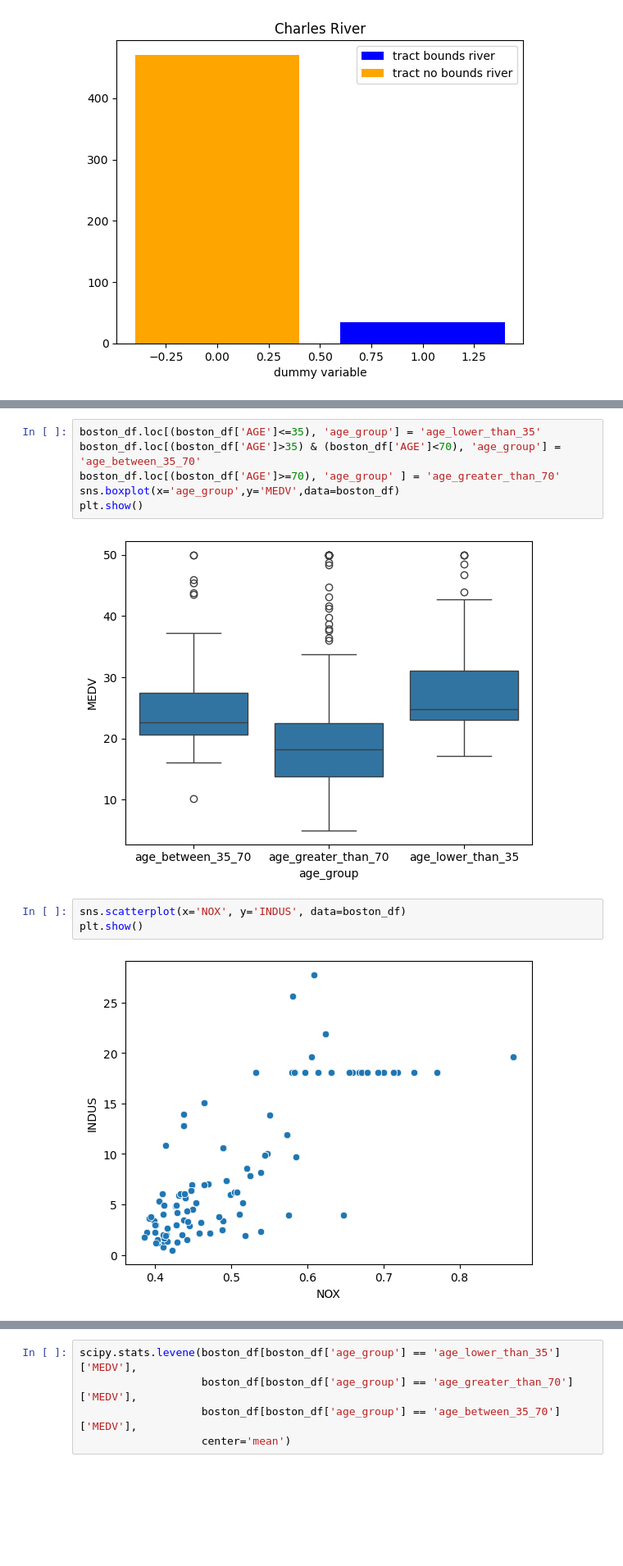
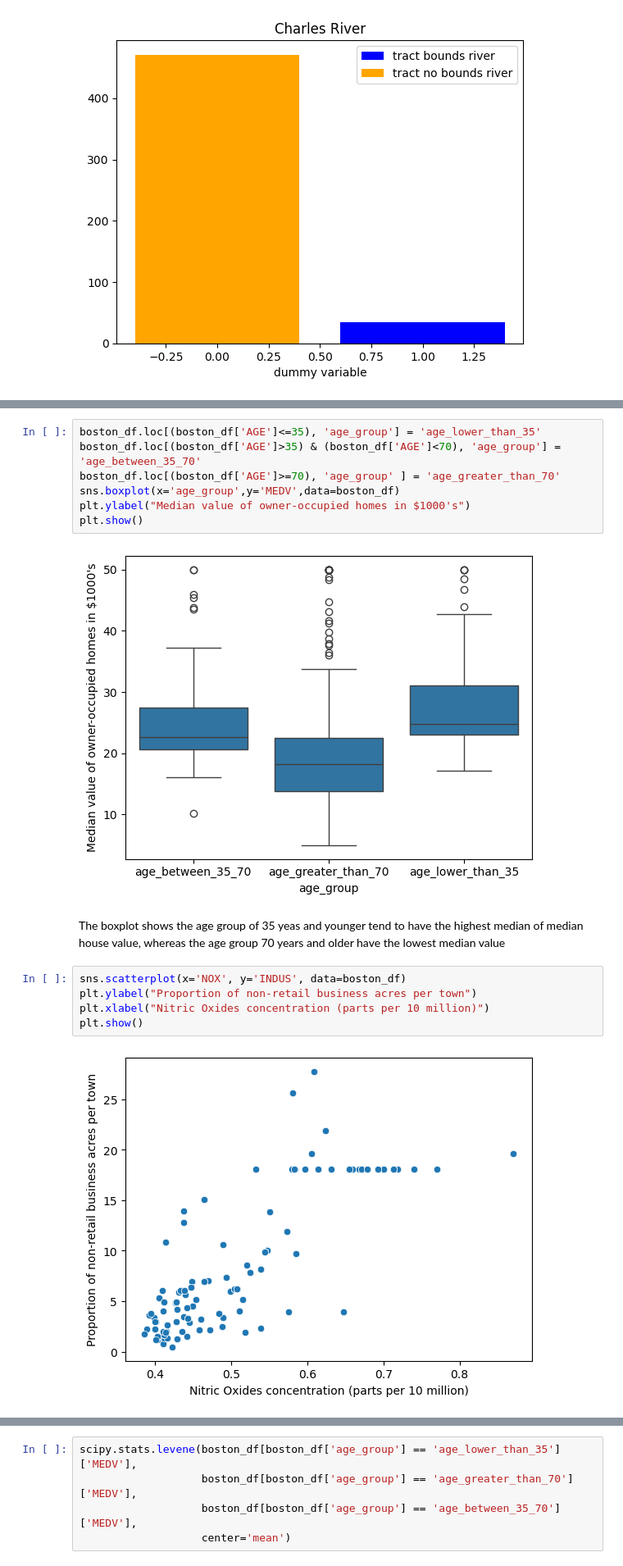
Before and after one commit to ckitsaki/Coursera-Assignments, a Jupyter notebook: data-analysis-project/DataAnalysisProject.ipynb, the cells around one changed output, grey strips where cells are left out. Shown at 82% size. Saved outputs shown, nothing was run; the diff lists cells and outputs as text; blank space fills up the shorter version.

```diff
--- a/data-analysis-project/DataAnalysisProject.ipynb
+++ b/data-analysis-project/DataAnalysisProject.ipynb
@@ -54,11 +60,16 @@ boston_df.loc[(boston_df['AGE']<=35), 'age_group'] = 'age_lower_than_35'
 boston_df.loc[(boston_df['AGE']>35) & (boston_df['AGE']<70), 'age_group'] = 'age_between_35_70'
 boston_df.loc[(boston_df['AGE']>=70), 'age_group' ] = 'age_greater_than_70'
 sns.boxplot(x='age_group',y='MEDV',data=boston_df)
+plt.ylabel("Median value of owner-occupied homes in $1000's")
 plt.show()
 # %% [output]
-[figure, old version]
+[figure, new version]
+# %% [markdown]
+The boxplot shows the age group of 35 yeas and younger tend to have the highest median of median house value, whereas the age group 70 years and older have the lowest median value
 # %%
 sns.scatterplot(x='NOX', y='INDUS', data=boston_df)
+plt.ylabel("Proportion of non-retail business acres per town")
+plt.xlabel("Nitric Oxides concentration (parts per 10 million)")
 plt.show()
 # %% [output]
-[figure, old version]
+[figure, new version]
```
Also changed, not shown: parts of 9 cells of this notebook.
